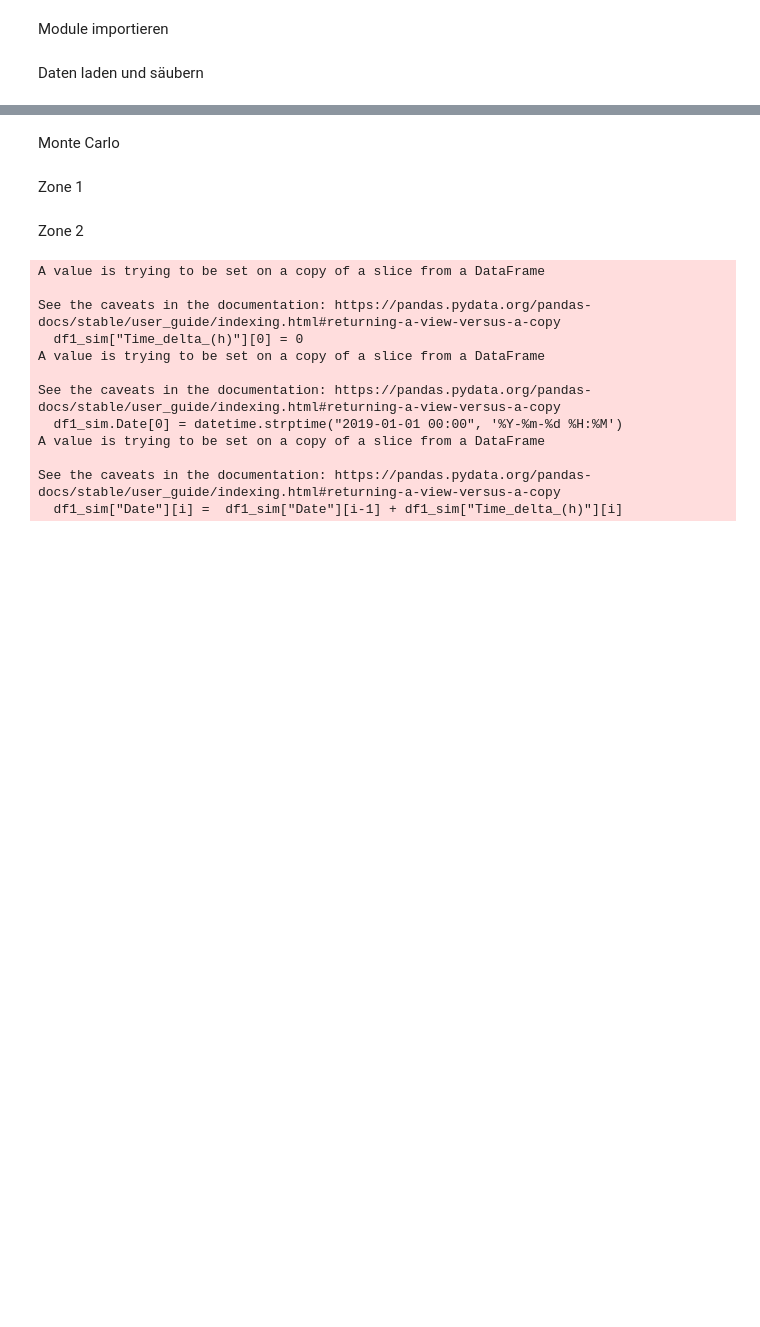
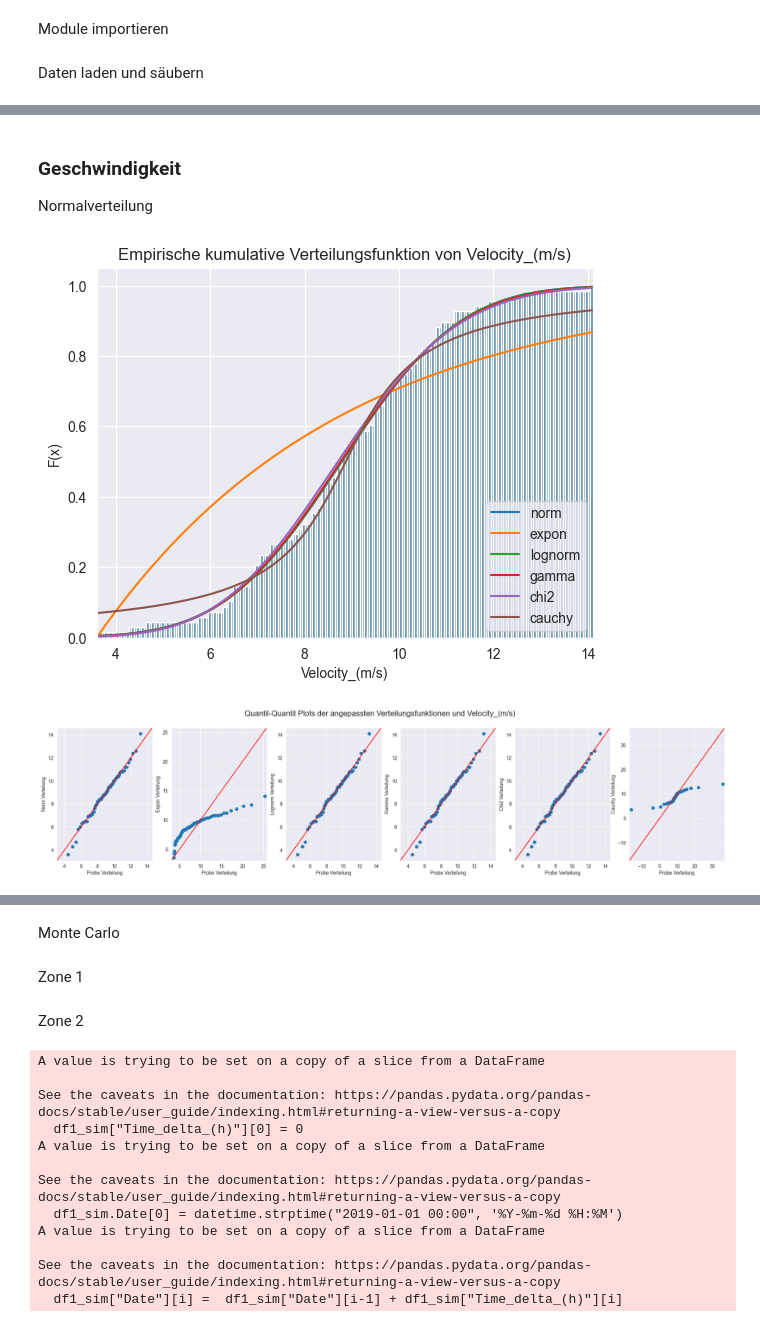
Before and after one commit to lhenchoz/cwm1, a Jupyter notebook: Steinschlag_v2.ipynb, the cells around one changed output, grey strips where cells are left out. Drawn from its saved outputs; the diff is of its cells as text; code cells hidden in the pictures; blank space fills up the shorter version.

```diff
--- a/Steinschlag_v2.ipynb
+++ b/Steinschlag_v2.ipynb
@@ -75,2 +93,8 @@ Zone 1
+# %% [markdown]
+### Geschwindigkeit
+Normalverteilung
 # %%
-#fit_distribution(df1["Velocity_(m/s)"])
+goodness_of_fit(df1["Velocity_(m/s)"])
+# %% [output]
+[figure, added]
+[figure, added]
```
Also changed, not shown: parts of 17 cells of this notebook.
